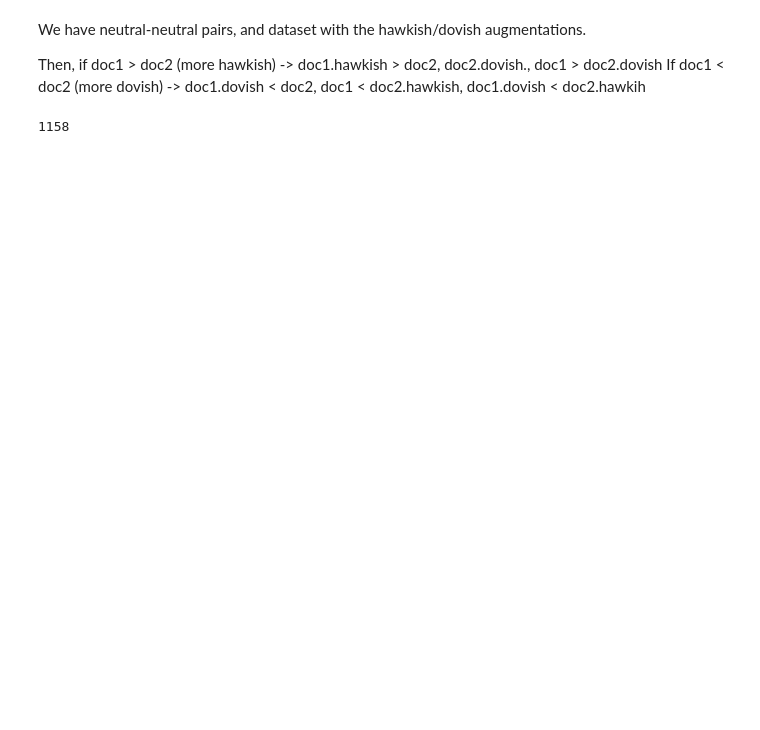
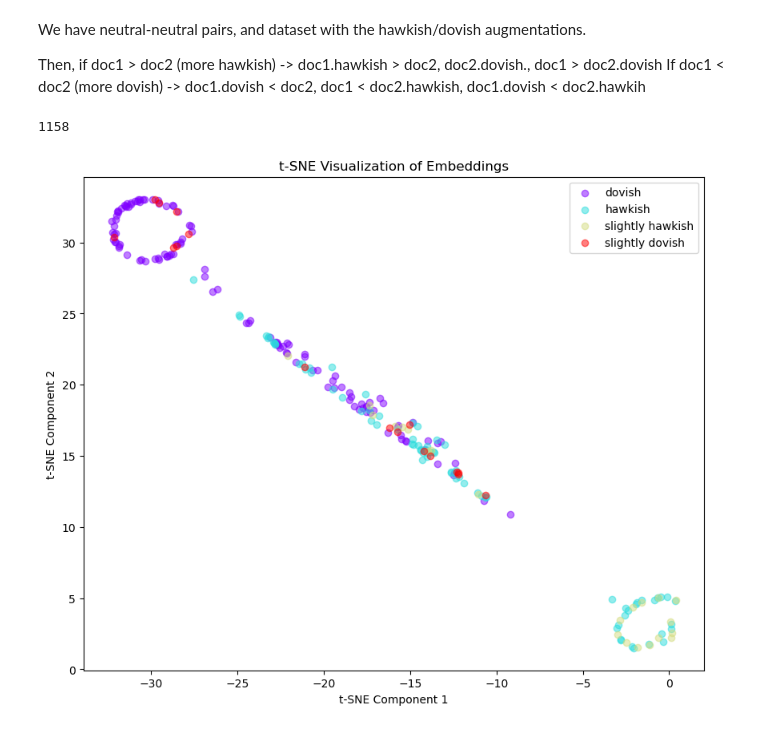
Before and after one commit to Dzz1th/master_thesis, a Jupyter notebook: press_conferences/eda.ipynb, the cells around one changed output. Drawn from its saved outputs; the diff is of its cells as text; code cells hidden in the pictures; blank space fills up the shorter version.

```diff
--- a/press_conferences/eda.ipynb
+++ b/press_conferences/eda.ipynb
@@ -113,3 +113,85 @@ with open("/Users/dzz1th/Job/mgi/Soroka/data/qa_data/test_pairs_ranking_linked.j
 len(test_pairs_ranking)
 # %% [output]
 1158
+# %%
+import typing as t
+import numpy as np
+import pandas as pd
+from sklearn.manifold import TSNE
+from matplotlib.colors import ListedColormap
+import matplotlib.pyplot as plt
+import umap
+qa_df = pd.read_csv("/Users/dzz1th/Job/mgi/Soroka/data/qa_data/qa_data_labeled.csv")
+qa_embeddings = np.load("/Users/dzz1th/Job/mgi/Soroka/data/qa_data/qa_embeddings.npy")
+
+
+# default_indexes = qa_df[qa_df['shift'].isna()].index
+# qa_embeddings = qa_embeddings[default_indexes]
+# qa_df = qa_df[qa_df['shift'].isna()]
+
+# print(qa_df.head())
+
+def create_time_dimred_plot(qa_df, qa_embeddings, method: t.Literal['tsne', 'umap'] = 'tsne', perplexity=40):
+    qa_df = qa_df[qa_df['date'] >= '2020-01-01']
+    qa_df['year'] = pd.to_datetime(qa_df['date']).dt.year
+
+    years = sorted(qa_df['year'].unique())
+    n_years = len(years)
+    colors = plt.cm.rainbow(np.linspace(0, 1, n_years))
+    year_color_map = dict(zip(years, colors))
+
+    if method == 'tsne':
+        reducer = TSNE(random_state=42, perplexity=perplexity)
+    elif method == 'umap':
+        reducer = umap.UMAP(random_state=42, n_neighbors=perplexity)
+    # Fit and transform the embeddings
+    results = reducer.fit_transform(qa_embeddings)
+
+    # Plotting
+    plt.figure(figsize=(10, 8))
+
+    for year in years:
+        year_mask = qa_df['year'] == year
+        year_indices = year_mask.index[year_mask]
+        plt.scatter(results[year_indices, 0], results[year_indices, 1], c=year_color_map[year], label=f'Year {year}', alpha=0.5)
+
+    plt.title("t-SNE Visualization of Embeddings")
+    plt.xlabel("t-SNE Component 1")
+    plt.ylabel("t-SNE Component 2")
+    plt.legend()
+    plt.show()
+
+def create_sentiment_dimred_plot(qa_df, qa_embeddings, perplexity=30, method: t.Literal['tsne', 'umap'] = 'tsne'):
+    labels = qa_df['label']
+    y = [1 if 'hawkish' in label else 0 for label in labels]
+
+    training_embeddings = qa_embeddings[:100]
+    training_y = y[:100]
+
+    if method == 'tsne':
+        reducer = TSNE(random_state=42, perplexity=perplexity)
+        results = reducer.fit_transform(training_embeddings)
+    elif method == 'umap':
+        reducer = umap.UMAP(random_state=42, n_neighbors=perplexity)
+        reducer = reducer.fit(training_embeddings, y=training_y)
+        results = reducer.transform(qa_embeddings)
+
+    colors = plt.cm.rainbow(np.linspace(0, 1, len(labels.unique())))
+    label_color_map = dict(zip(labels.unique(), colors))
+
+    plt.figure(figsize=(10, 8))
+
+    for label in labels.unique():
+        label_mask = labels == label
+        label_indices = label_mask.index[label_mask]
+        plt.scatter(results[label_indices, 0], results[label_indices, 1], label=label, color=label_color_map[label], alpha=0.5)
+
+    plt.title("t-SNE Visualization of Embeddings")
+    plt.xlabel("t-SNE Component 1")
+    plt.ylabel("t-SNE Component 2")
+    plt.legend()
+    plt.show()
+
+create_sentiment_dimred_plot(qa_df, qa_embeddings, perplexity=30, method='umap')
+# %% [output]
+[figure, added]
```
Also changed, not shown: parts of 1 cell of this notebook, 17 other files.
